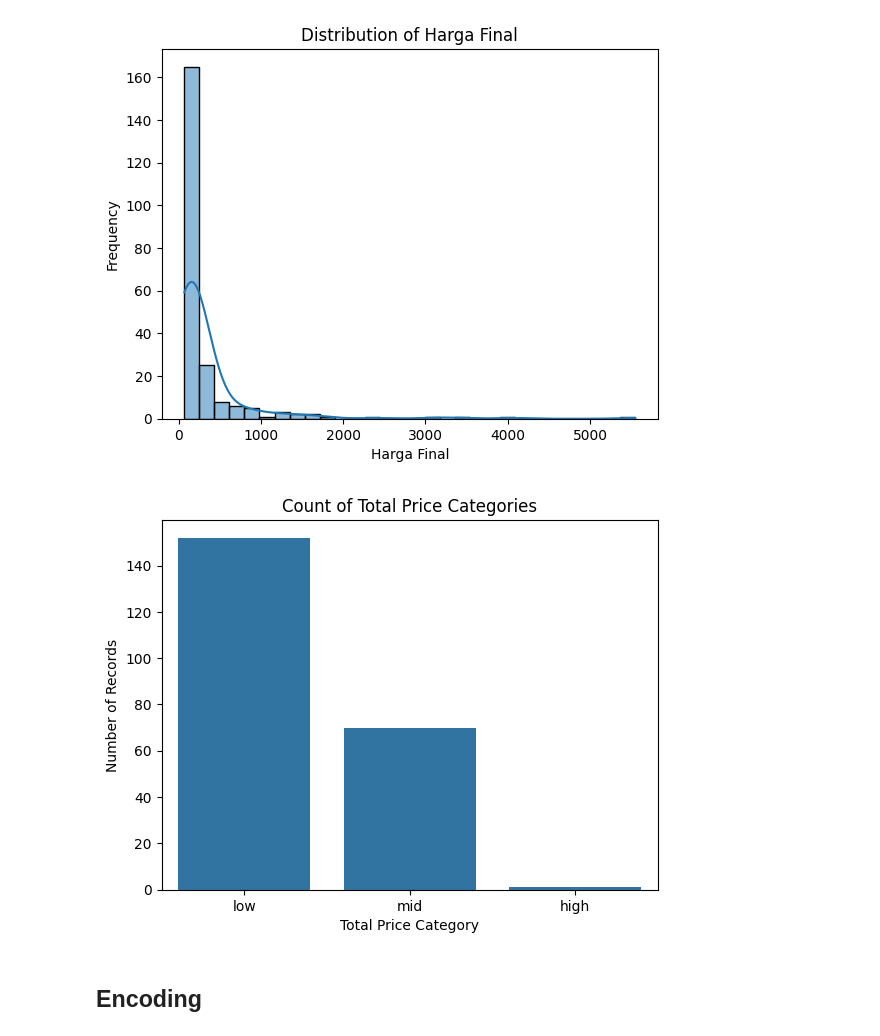
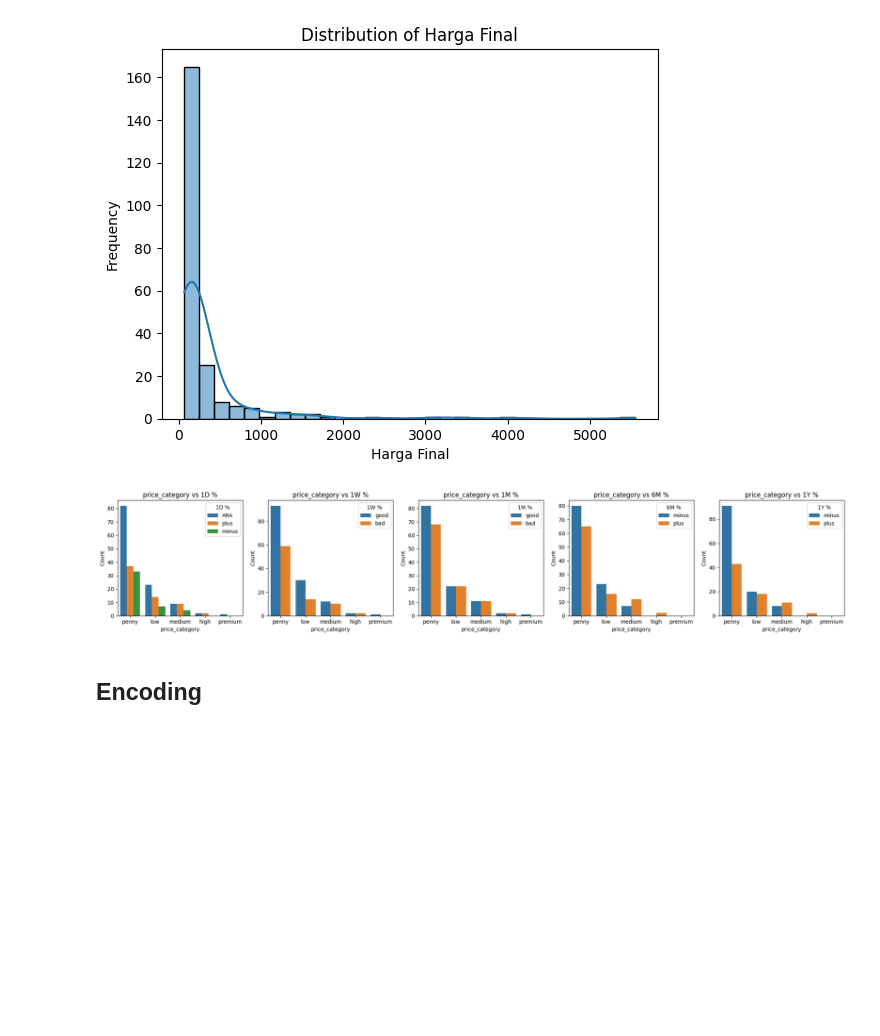
Before and after one commit to williamtheodoruswijaya/Datathon-UI-2025, a Jupyter notebook: notebook/Filip/notebook_data.ipynb, the cells around one changed output. Cells and saved outputs as stored; diff of their text form; code cells hidden in the pictures; blank space fills up the shorter version.

```diff
--- a/notebook/Filip/notebook_data.ipynb
+++ b/notebook/Filip/notebook_data.ipynb
@@ -836,0 +942,17 @@ df['NPM'] = df['Laba Berjalan (Bukan Komperhensif)'] / df['Pendapatan']
+# %%
+df['Rencana Penggunaan Dana IPO'] = np.where(
+    df['Rencana Penggunaan Dana IPO'] == 'bayar hutang',
+    'bayar hutang',
+    'modal perusahaan'
+)
+# %%
+fig, axes = plt.subplots(1, 5, figsize=(20, 4))
+for i, col in enumerate(cols):
+    sns.countplot(x='Rencana Penggunaan Dana IPO', hue=col, data=df, hue_order=custom_orders.get(col), ax=axes[i])
+    axes[i].set_title(f'Rencana Penggunaan Dana IPO vs {col}')
+    axes[i].set_xlabel('Rencana Penggunaan Dana IPO')
+    axes[i].set_ylabel('Count')
+    axes[i].legend(title=col, loc='best')
+
+plt.tight_layout()
+plt.show()
@@ -869,9 +995,13 @@ df['total_aset_category'] = pd.cut(
     labels=['low', 'mid', 'high']
 )
 # %%
-sns.countplot(data=df, x='total_aset_category')
-plt.title('Count of Total Aset Categories')
-plt.xlabel('Total Aset Category')
-plt.ylabel('Number of Records')
+fig, axes = plt.subplots(1, 5, figsize=(20, 4))
+for i, col in enumerate(['1D %', '1W %', '1M %', '6M %', '1Y %']):
+    sns.countplot(x=df['total_aset_category'], hue=df[col], hue_order=custom_orders.get(col), ax=axes[i])
+    axes[i].set_title(f'total_aset_category vs {col}')
+    axes[i].set_xlabel('total_aset_category')
+    axes[i].set_ylabel('Count')
+    axes[i].legend(title=col, loc='best')
+plt.tight_layout()
 plt.show()
 # %% [output]
@@ -891,17 +1023,21 @@ plt.show()
 # %%
 df['price_category'] = pd.cut(
     df['Harga Final'],
-    bins=[-float('inf'), 200, 5000, float('inf')],
-    labels=['low', 'mid', 'high']
+    bins=[-float('inf'), 200, 500, 2000, 5000, float('inf')],
+    labels=['penny', 'low', 'medium', 'high', 'premium']
 )
 # %%
-sns.countplot(data=df, x='price_category')
-plt.title('Count of Total Price Categories')
-plt.xlabel('Total Price Category')
-plt.ylabel('Number of Records')
+fig, axes = plt.subplots(1, 5, figsize=(20, 4))
+for i, col in enumerate(['1D %', '1W %', '1M %', '6M %', '1Y %']):
+    sns.countplot(x=df['price_category'], hue=df[col], ax=axes[i])
+    axes[i].set_title(f'price_category vs {col}')
+    axes[i].set_xlabel('price_category')
+    axes[i].set_ylabel('Count')
+    axes[i].legend(title=col, loc='best')
+plt.tight_layout()
 plt.show()
 # %% [output]
-[figure, old version]
+[figure, new version]
 # %%
 df['price_category'] = df['price_category'].astype('object')
 # %% [markdown]
```
Also changed, not shown: parts of 34 cells of this notebook, 4 other files.
